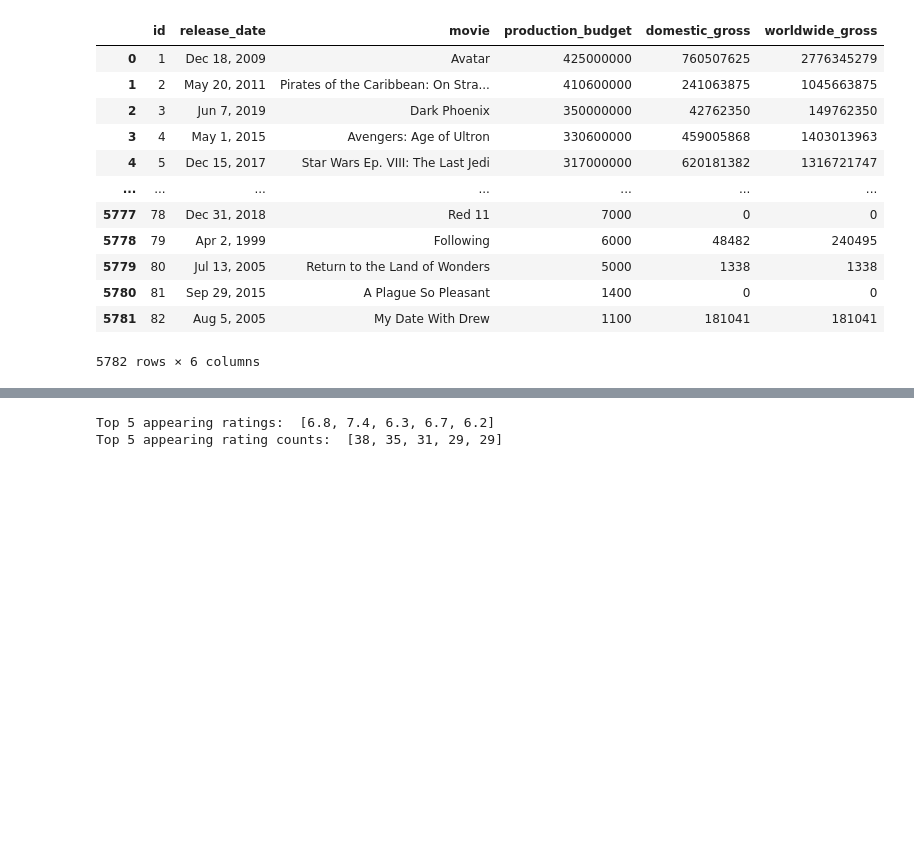
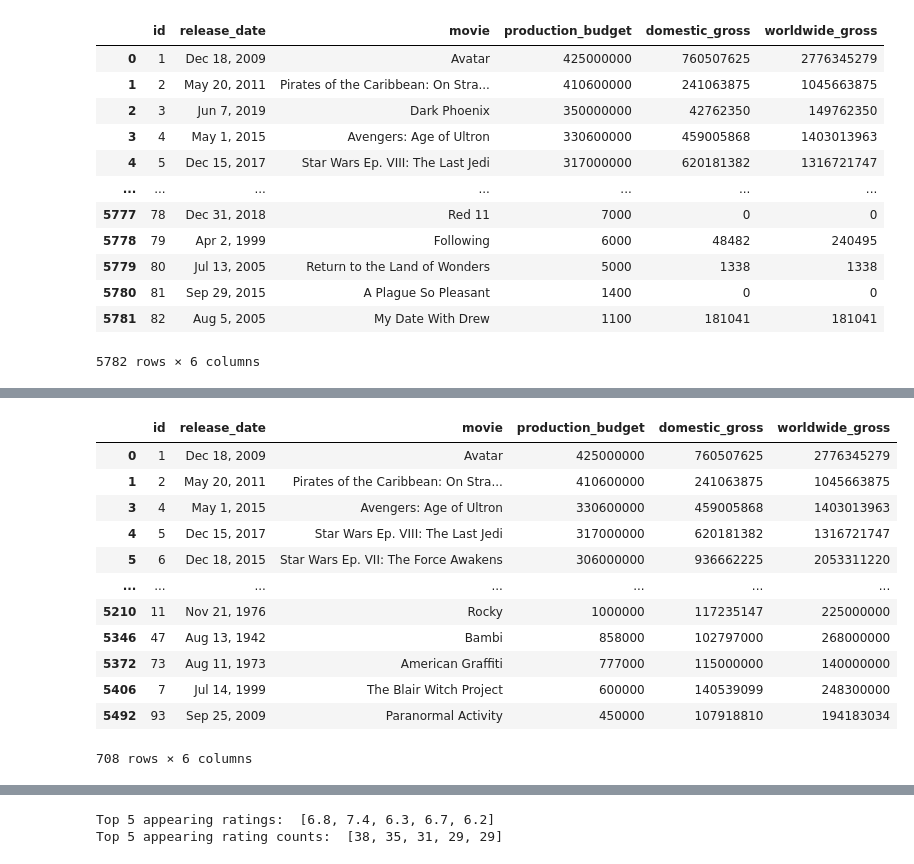
Before and after one commit to Ed-Odhiambo/dsc-phase-1-project-v2-4, a Jupyter notebook: working_project_edit.ipynb, the cells around one changed output, grey strips where cells are left out. Cells and saved outputs as stored; diff of their text form; code cells hidden in the pictures; blank space fills up the shorter version.

```diff
--- a/working_project_edit.ipynb
+++ b/working_project_edit.ipynb
@@ -283,0 +293,17 @@ IndexError: only integers, slices (`:`), ellipsis (`...`), numpy.newaxis (`None`
+# %%
+tn_df_filtered = tn_df_filtered.loc[tn_df_filtered["domestic_gross"] > 100000000]
+tn_df_filtered
+# %% [output]
+|  | id | release_date | movie | production_budget | domestic_gross | worldwide_gross |
+| 0 | 1 | Dec 18, 2009 | Avatar | 425000000 | 760507625 | 2776345279 |
+| 1 | 2 | May 20, 2011 | Pirates of the Caribbean: On Stra... | 410600000 | 241063875 | 1045663875 |
+| 3 | 4 | May 1, 2015 | Avengers: Age of Ultron | 330600000 | 459005868 | 1403013963 |
+| 4 | 5 | Dec 15, 2017 | Star Wars Ep. VIII: The Last Jedi | 317000000 | 620181382 | 1316721747 |
+| 5 | 6 | Dec 18, 2015 | Star Wars Ep. VII: The Force Awakens | 306000000 | 936662225 | 2053311220 |
+| ... | ... | ... | ... | ... | ... | ... |
+| 5210 | 11 | Nov 21, 1976 | Rocky | 1000000 | 117235147 | 225000000 |
+| 5346 | 47 | Aug 13, 1942 | Bambi | 858000 | 102797000 | 268000000 |
+| 5372 | 73 | Aug 11, 1973 | American Graffiti | 777000 | 115000000 | 140000000 |
+| 5406 | 7 | Jul 14, 1999 | The Blair Witch Project | 600000 | 140539099 | 248300000 |
+| 5492 | 93 | Sep 25, 2009 | Paranormal Activity | 450000 | 107918810 | 194183034 |
+708 rows × 6 columns
```
Also changed, not shown: parts of 21 cells of this notebook.
